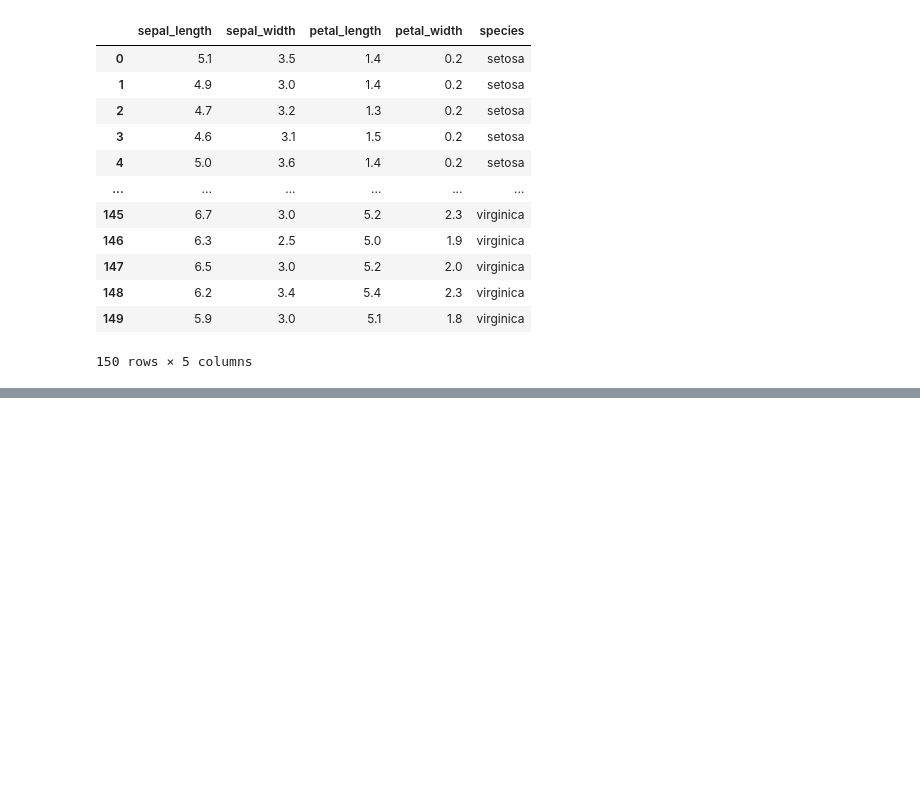
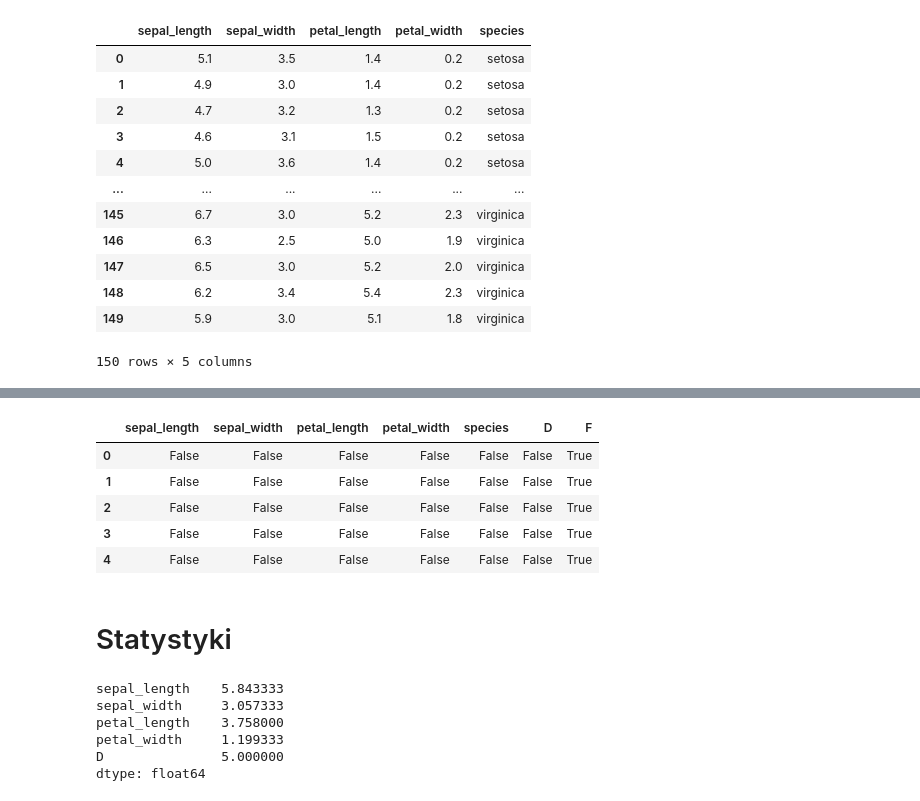
Before and after one commit to AleksandraJuras2000/Practice_Python, a Jupyter notebook: zad1.ipynb, the cells around one changed output, grey strips where cells are left out. Cells and saved outputs as stored; diff of their text form; code cells hidden in the pictures; blank space fills up the shorter version.

```diff
--- a/zad1.ipynb
+++ b/zad1.ipynb
@@ -256,0 +311,20 @@ df.drop('F', axis=1)
+# %%
+pd.isna(df1)
+# %% [output]
+|  | sepal_length | sepal_width | petal_length | petal_width | species | D | F |
+| 0 | False | False | False | False | False | False | True |
+| 1 | False | False | False | False | False | False | True |
+| 2 | False | False | False | False | False | False | True |
+| 3 | False | False | False | False | False | False | True |
+| 4 | False | False | False | False | False | False | True |
+# %% [markdown]
+# Statystyki
+# %%
+df.mean()   #fajniejsze jest describe
+# %% [output]
+sepal_length    5.843333
+sepal_width     3.057333
+petal_length    3.758000
+petal_width     1.199333
+D               5.000000
+dtype: float64
```
Also changed, not shown: parts of 21 cells of this notebook.
